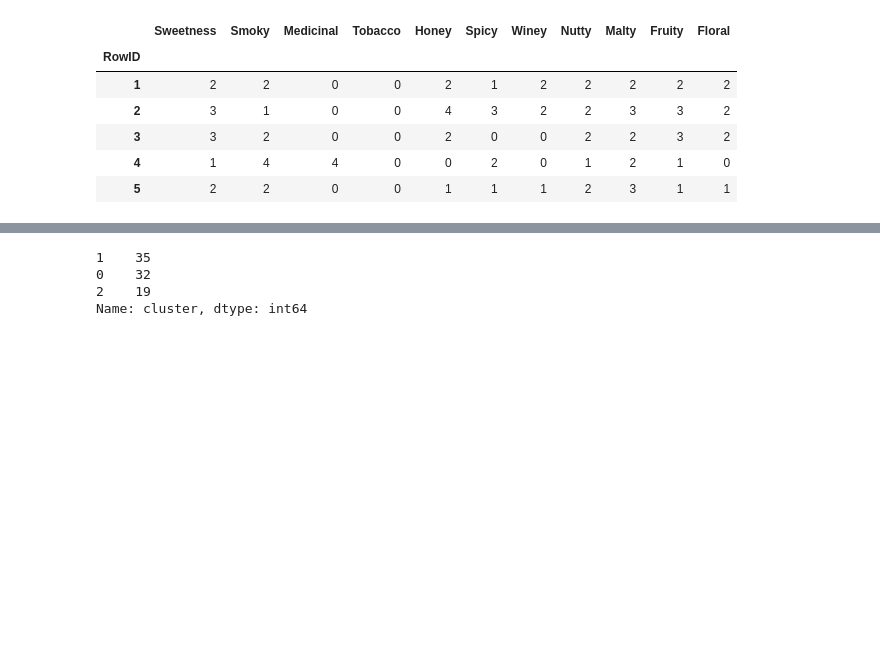
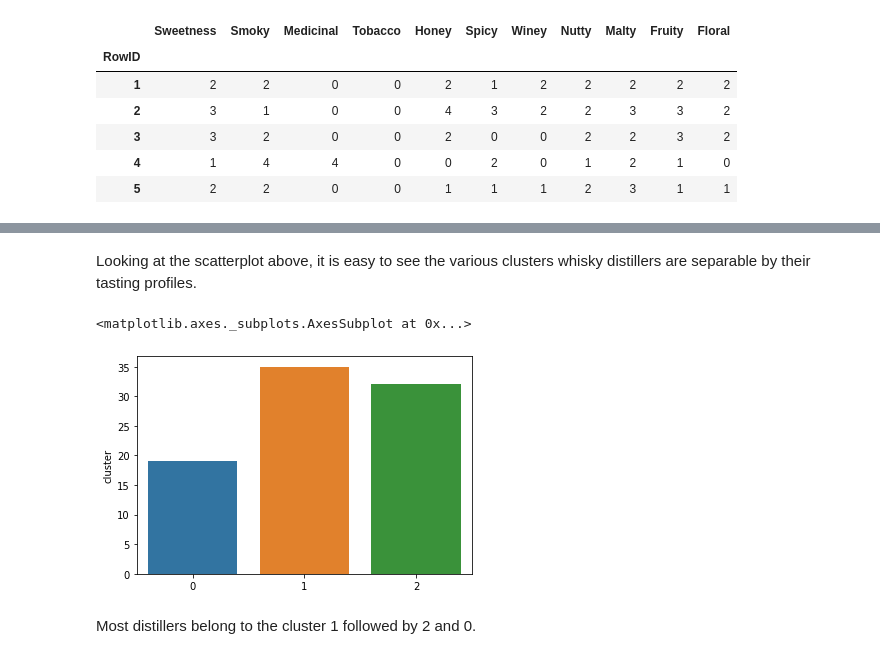
Before and after one commit to masaimahapa/whisky-distilleries, a Jupyter notebook: whisky clusters.ipynb, the cells around one changed output, grey strips where cells are left out. Cells and saved outputs as stored; diff of their text form; code cells hidden in the pictures; blank space fills up the shorter version.

```diff
--- a/whisky clusters.ipynb
+++ b/whisky clusters.ipynb
@@ -121,8 +158,12 @@ plt.show()
+# %% [markdown]
+Looking at the scatterplot above, it is easy to see the various clusters whisky distillers are separable by their tasting profiles.
 # %%
 df['cluster']= y_preds
-df.cluster.value_counts()
+
+clusters= df.cluster.value_counts()
+sns.barplot(x=clusters.index, y=clusters)
 # %% [output]
-1    35
-0    32
-2    19
-Name: cluster, dtype: int64
+<matplotlib.axes._subplots.AxesSubplot at 0x...>
+[figure, added]
+# %% [markdown]
+Most distillers belong to the cluster 1 followed by 2 and 0.
```
Also changed, not shown: parts of 18 cells of this notebook.
